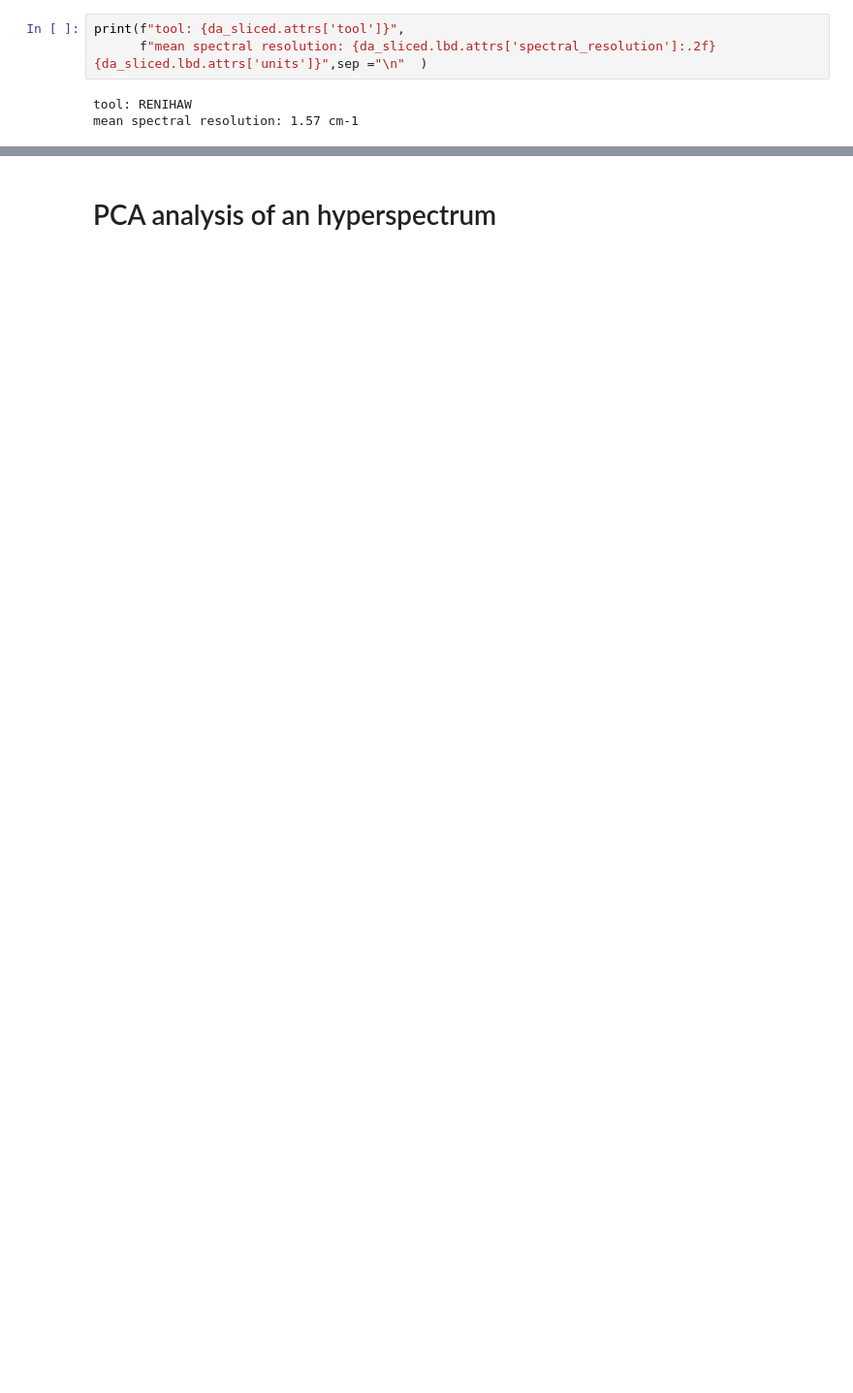
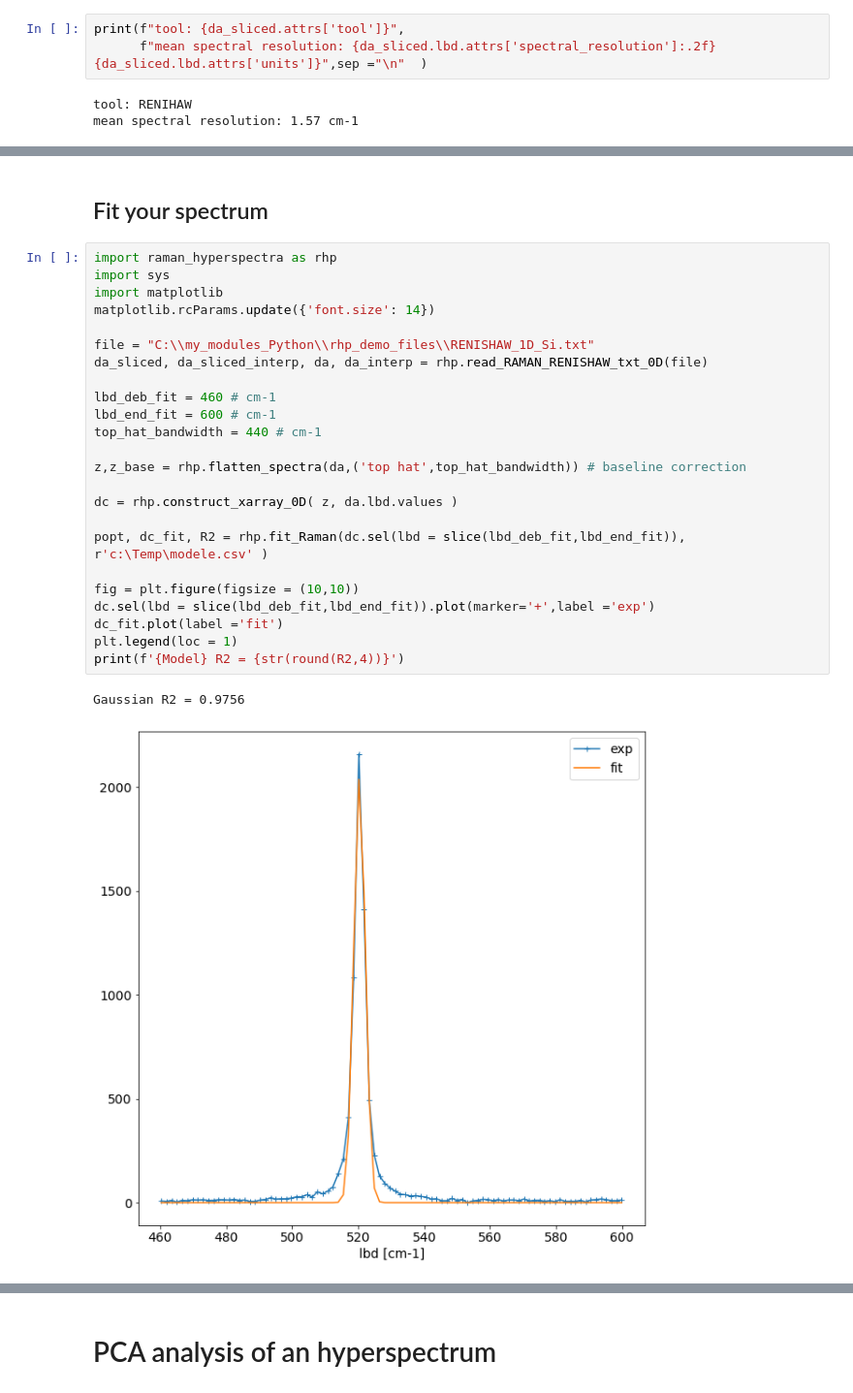
Before and after one commit to Bertin-fap/raman-hyperspectra-examples, a Jupyter notebook: raman_hyperspectra examples.ipynb, the cells around one changed output, grey strips where cells are left out. Shown: that part at 97% size. Saved outputs shown, nothing was run; the diff lists cells and outputs as text; blank space fills up the shorter version.

```diff
--- a/raman_hyperspectra examples.ipynb
+++ b/raman_hyperspectra examples.ipynb
@@ -31,0 +129,29 @@ da_full_spectrum_interp.sel(lbd =521, method = "nearest").plot(robust=True)
+# %% [markdown]
+## Fit your spectrum
+# %%
+import raman_hyperspectra as rhp
+import sys
+import matplotlib
+matplotlib.rcParams.update({'font.size': 14})
+
+file = "C:\\my_modules_Python\\rhp_demo_files\\RENISHAW_1D_Si.txt"
+da_sliced, da_sliced_interp, da, da_interp = rhp.read_RAMAN_RENISHAW_txt_0D(file)
+
+lbd_deb_fit = 460 # cm-1
+lbd_end_fit = 600 # cm-1
+top_hat_bandwidth = 440 # cm-1
+
+z,z_base = rhp.flatten_spectra(da,('top hat',top_hat_bandwidth)) # baseline correction
+
+dc = rhp.construct_xarray_0D( z, da.lbd.values )
+
+popt, dc_fit, R2 = rhp.fit_Raman(dc.sel(lbd = slice(lbd_deb_fit,lbd_end_fit)), r'c:\Temp\modele.csv' )
+
+fig = plt.figure(figsize = (10,10))
+dc.sel(lbd = slice(lbd_deb_fit,lbd_end_fit)).plot(marker='+',label ='exp')
+dc_fit.plot(label ='fit')
+plt.legend(loc = 1)
+print(f'{Model} R2 = {str(round(R2,4))}')
+# %% [output]
+Gaussian R2 = 0.9756
+[figure, added]
```
Also changed, not shown: parts of 32 cells of this notebook.
